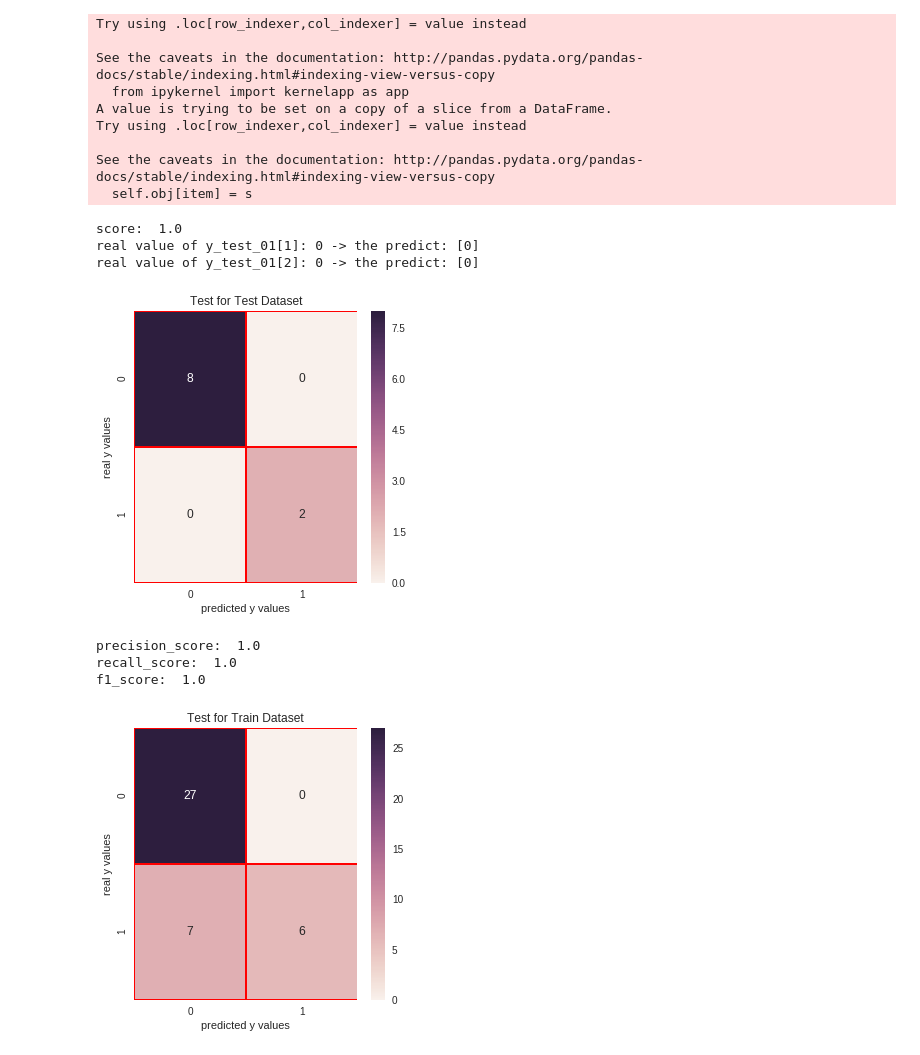
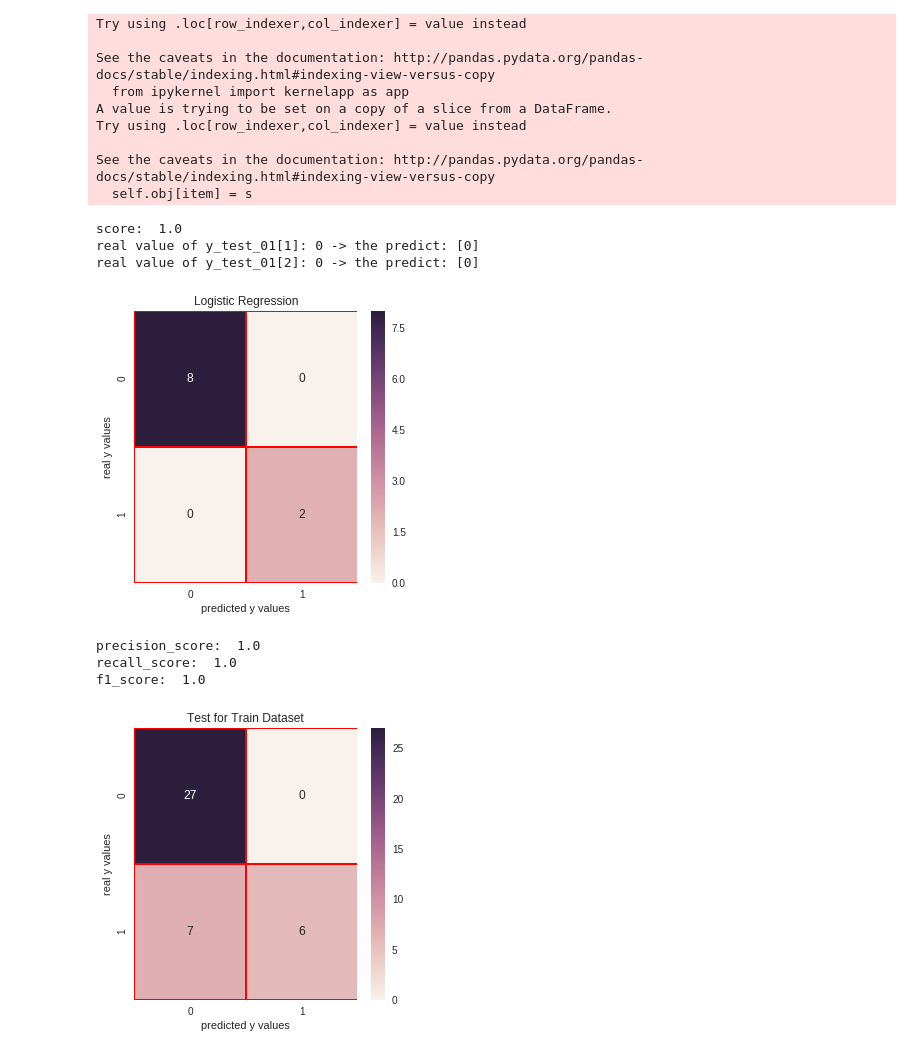
Before and after one commit to Anandharajan/DriverBehaviour, a Jupyter notebook: DriverBehaviour.ipynb, the cells around one changed output. Saved outputs shown, nothing was run; the diff lists cells and outputs as text; code cells hidden in the pictures.

```diff
--- a/DriverBehaviour.ipynb
+++ b/DriverBehaviour.ipynb
@@ -236,35 +236,35 @@ from sklearn.linear_model import LogisticRegression
 lrc = LogisticRegression()
 lrc.fit(x_train,y_train_01)
 print("score: ", lrc.score(x_test,y_test_01))
 print("real value of y_test_01[1]: " + str(y_test_01[1]) + " -> the predict: " + str(lrc.predict(x_test.iloc[[1],:])))
 print("real value of y_test_01[2]: " + str(y_test_01[2]) + " -> the predict: " + str(lrc.predict(x_test.iloc[[2],:])))
 
 # confusion matrix
 from sklearn.metrics import confusion_matrix
 cm_lrc = confusion_matrix(y_test_01,lrc.predict(x_test))
 # print("y_test_01 == 1 :" + str(len(y_test_01[y_test_01==1]))) # 29
 
 # cm visualization
 import seaborn as sns
 import matplotlib.pyplot as plt
 f, ax = plt.subplots(figsize =(5,5))
 sns.heatmap(cm_lrc,annot = True,linewidths=0.5,linecolor="red",fmt = ".0f",ax=ax)
-plt.title("Test for Test Dataset")
+plt.title("Logistic Regression")
 plt.xlabel("predicted y values")
 plt.ylabel("real y values")
 plt.show()
 
 from sklearn.metrics import precision_score, recall_score
 print("precision_score: ", precision_score(y_test_01,lrc.predict(x_test)))
 print("recall_score: ", recall_score(y_test_01,lrc.predict(x_test)))
 
 from sklearn.metrics import f1_score
 print("f1_score: ",f1_score(y_test_01,lrc.predict(x_test)))
 # %% [output]
 score:  1.0
 real value of y_test_01[1]: 0 -> the predict: [0]
 real value of y_test_01[2]: 0 -> the predict: [0]
-[figure, old version]
+[figure, new version]
 precision_score:  1.0
 recall_score:  1.0
 f1_score:  1.0
```
Also changed, not shown: parts of 5 cells of this notebook.
